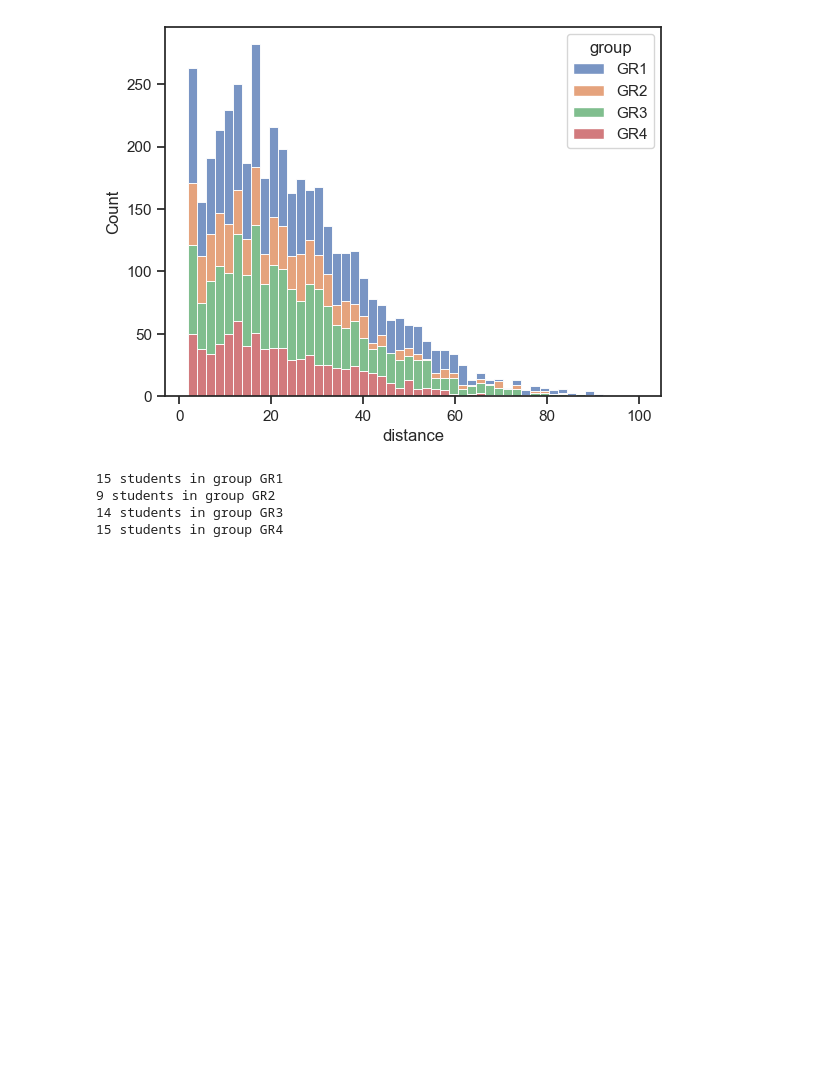
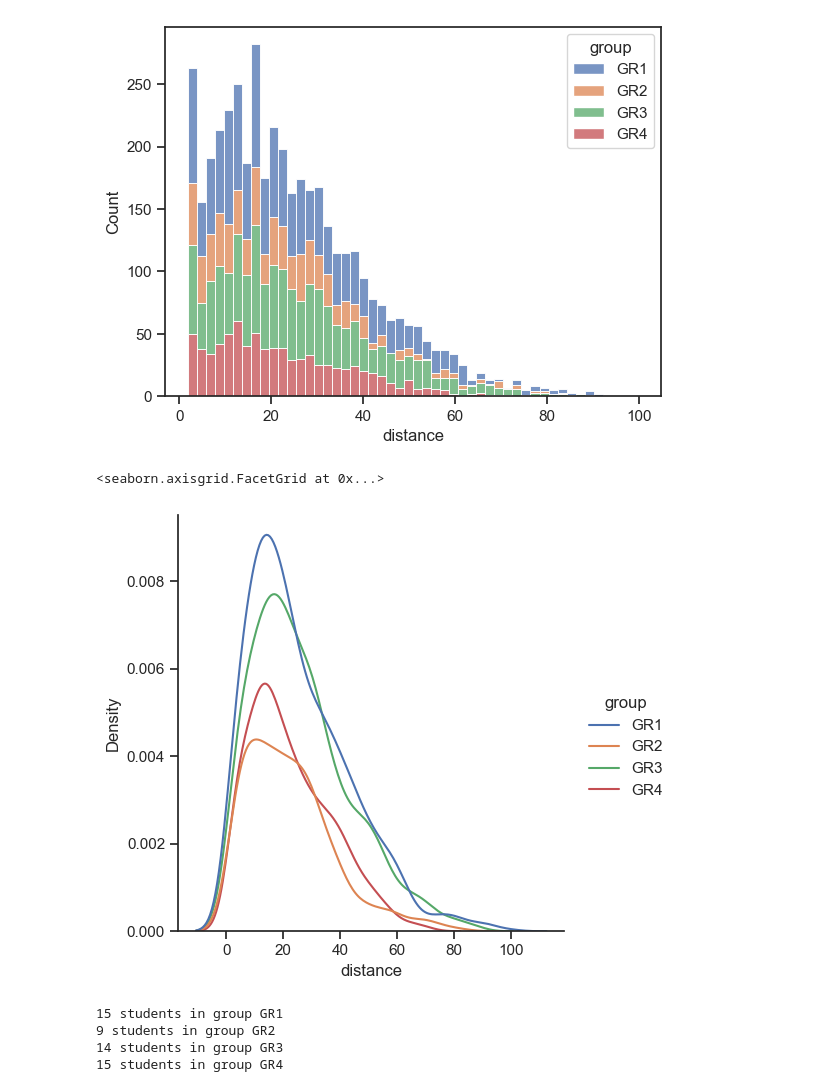
Before and after one commit to marcindahlen/Antarctica_research_2020, a Jupyter notebook: notebook.ipynb, the cells around one changed output. Saved outputs shown, nothing was run; the diff lists cells and outputs as text; code cells hidden in the pictures; blank space fills up the shorter version.

```diff
--- a/notebook.ipynb
+++ b/notebook.ipynb
@@ -562,6 +562,11 @@ seaborn.histplot(data=student_distances_by_group, x="distance", hue="group", bin
 # %% [output]
 <AxesSubplot: xlabel='distance', ylabel='Count'>
 [figure]
+# %%
+seaborn.displot(student_distances_by_group, x="distance", hue="group", kind="kde")
+# %% [output]
+<seaborn.axisgrid.FacetGrid at 0x...>
+[figure, added]
 # %%
 from collections import Counter
 counter = Counter(valid_students)
```
Also changed, not shown: parts of 5 cells of this notebook.
